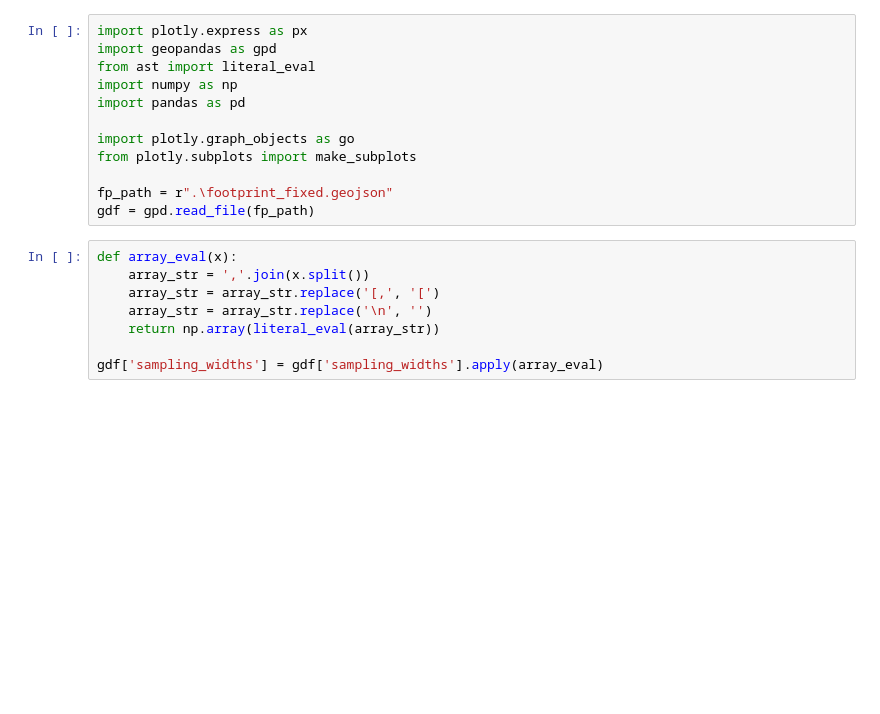
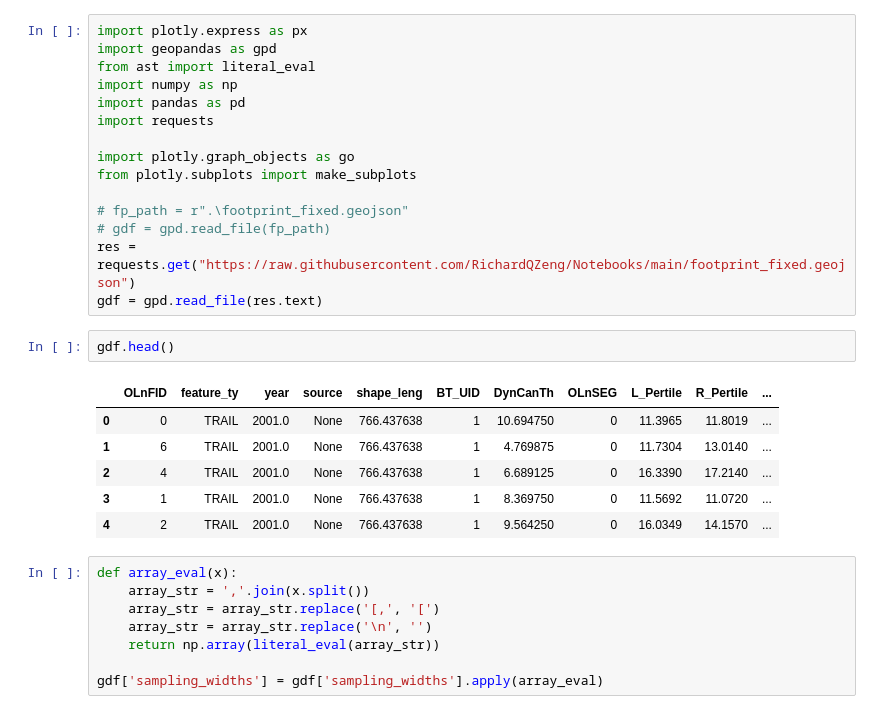
Before and after one commit to RichardQZeng/BTools, a Jupyter notebook: notebooks/footprint_width_histogram.ipynb, the cells around one changed output. Cells and saved outputs as stored; diff of their text form; blank space fills up the shorter version.

```diff
--- a/notebooks/footprint_width_histogram.ipynb
+++ b/notebooks/footprint_width_histogram.ipynb
@@ -4,12 +4,24 @@ import geopandas as gpd
 from ast import literal_eval
 import numpy as np
 import pandas as pd
+import requests
 
 import plotly.graph_objects as go
 from plotly.subplots import make_subplots
 
-fp_path = r".\footprint_fixed.geojson"
-gdf = gpd.read_file(fp_path)
+# fp_path = r".\footprint_fixed.geojson"
+# gdf = gpd.read_file(fp_path)
+res = requests.get("https://raw.githubusercontent.com/RichardQZeng/Notebooks/main/footprint_fixed.geojson")
+gdf = gpd.read_file(res.text)
+# %%
+gdf.head()
+# %% [output]
+|  | OLnFID | feature_ty | year | source | shape_leng | BT_UID | DynCanTh | OLnSEG | L_Pertile | R_Pertile | ... |
+| 0 | 0 | TRAIL | 2001.0 | None | 766.437638 | 1 | 10.694750 | 0 | 11.3965 | 11.8019 | ... |
+| 1 | 6 | TRAIL | 2001.0 | None | 766.437638 | 1 | 4.769875 | 0 | 11.7304 | 13.0140 | ... |
+| 2 | 4 | TRAIL | 2001.0 | None | 766.437638 | 1 | 6.689125 | 0 | 16.3390 | 17.2140 | ... |
+| 3 | 1 | TRAIL | 2001.0 | None | 766.437638 | 1 | 8.369750 | 0 | 11.5692 | 11.0720 | ... |
+| 4 | 2 | TRAIL | 2001.0 | None | 766.437638 | 1 | 9.564250 | 0 | 16.0349 | 14.1570 | ... |
 # %%
 def array_eval(x):
     array_str = ','.join(x.split())
```
Also changed, not shown: parts of 3 cells of this notebook, 5 other files.
